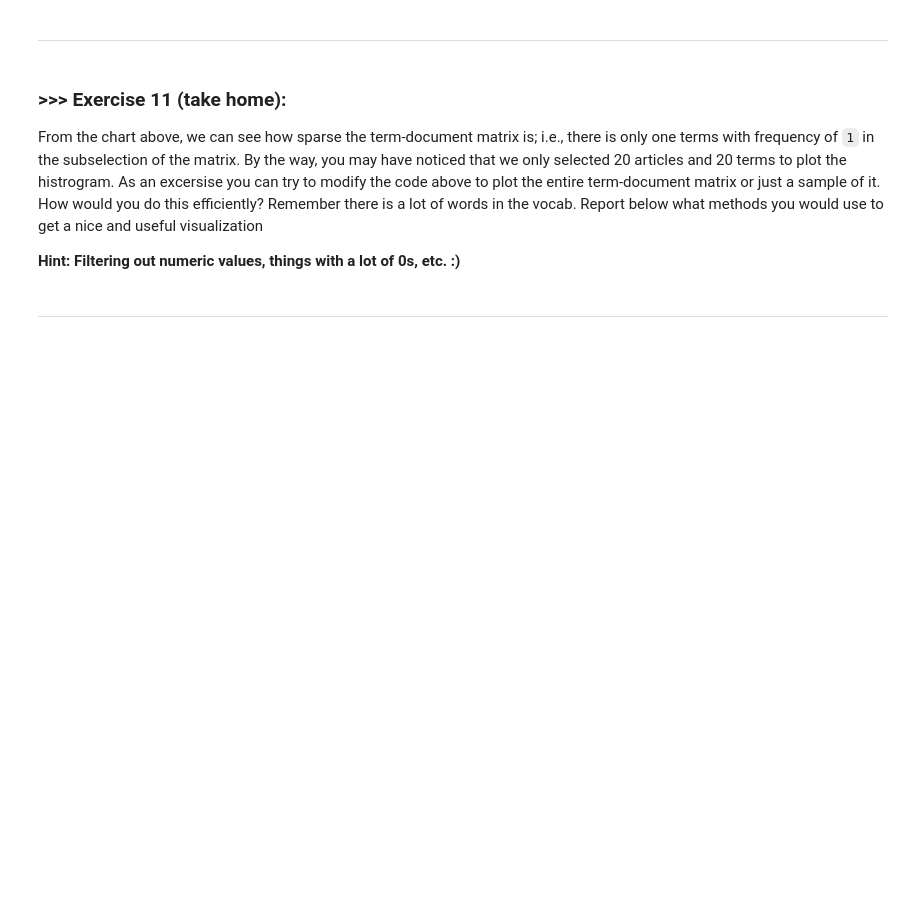
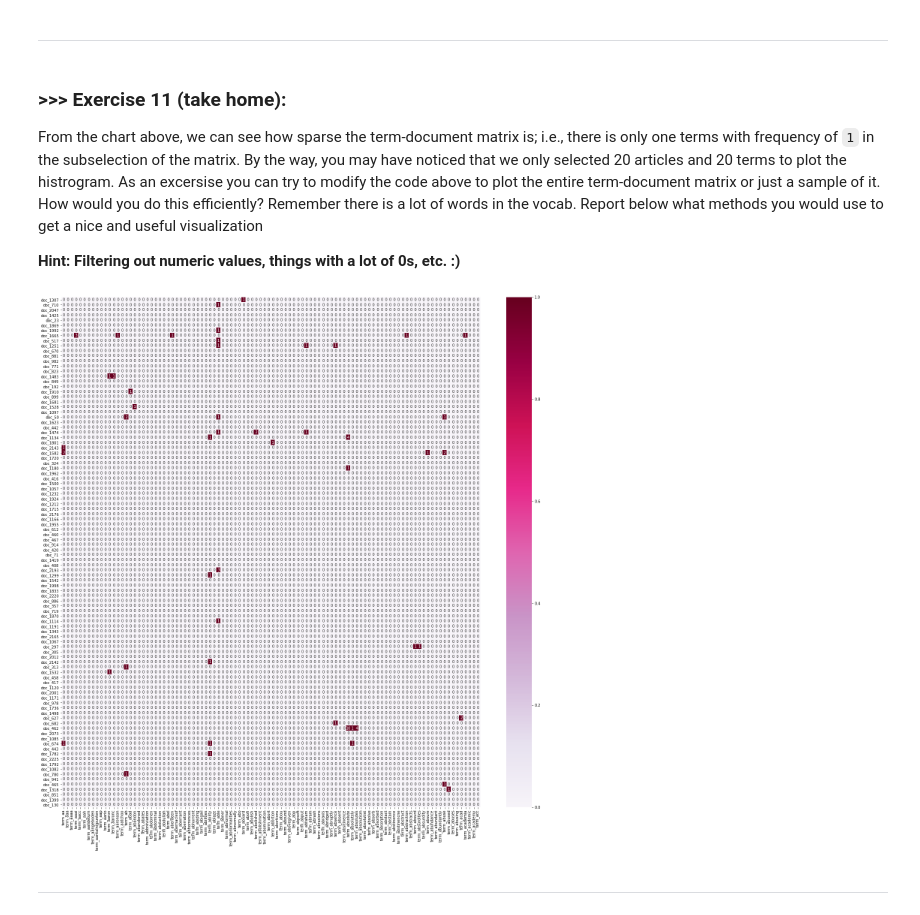
Before and after one commit to derrxb/DM19-Lab1-Master, a Jupyter notebook: DM19-Lab1-Master.ipynb, the cells around one changed output. Cells and saved outputs as stored; diff of their text form; code cells hidden in the pictures; blank space fills up the shorter version.

```diff
--- a/DM19-Lab1-Master.ipynb
+++ b/DM19-Lab1-Master.ipynb
@@ -1146,3 +1166,48 @@ From the chart above, we can see how sparse the term-document matrix is; i.e., t
+# %%
+import seaborn as sns
+import re
+import string
+from nltk.corpus import stopwords
+
+# Data cleaning method uses regex to find and replace text
+# This reduces the total feature names by about 3.5k 😭
+def clean_data(text):
+    text = text.lower()
+    text = re.sub('\w*\d\w*', '', text)
+    text = re.sub('_+[^a-z]', '', text)
+    text = re.sub('_+[a-z]', '', text)
+    text = re.sub('[''""...]', '', text)
+
+    return text
+
+# Uses the common stop words provided by `nltk`
+stop = stopwords.words('english')
+
+def remove_stop_words(text):
+    # Sets up regex to filter out stop words
+    pattern = re.compile(r'\b(' + r'|'.join(stop) + r')\b\s*')
+
+    return pattern.sub('', text)
+
+# Apply data cleaning
+X['text'] = X['text'].apply(lambda x: remove_stop_words(clean_data(x)))
+# Use the sample data
+Sample_data = X.sample(n=1000)
+
+# Transform to DTV
+vectorizer = CountVectorizer()
+count = vectorizer.fit_transform(Sample_data.text)
+
+# Graphing Stuff
+plot_x = ["term_"+str(i) for i in vectorizer.get_feature_names()[0:100]]
+plot_y = ["doc_"+ str(i) for i in list(Sample_data.index[0:100])]
+plot_z = count[0:100, 0:100].toarray()
+
+df_todraw = pd.DataFrame(plot_z, columns = plot_x, index = plot_y)
+plt.subplots(figsize=(25, 25))
+ax = sns.heatmap(df_todraw, cmap="PuRd", vmin=0, vmax=1, annot=True)
+# %% [output]
+[figure, added]
 # %% [markdown]
 ---
 # %% [markdown]
```
Also changed, not shown: parts of 21 cells of this notebook.
